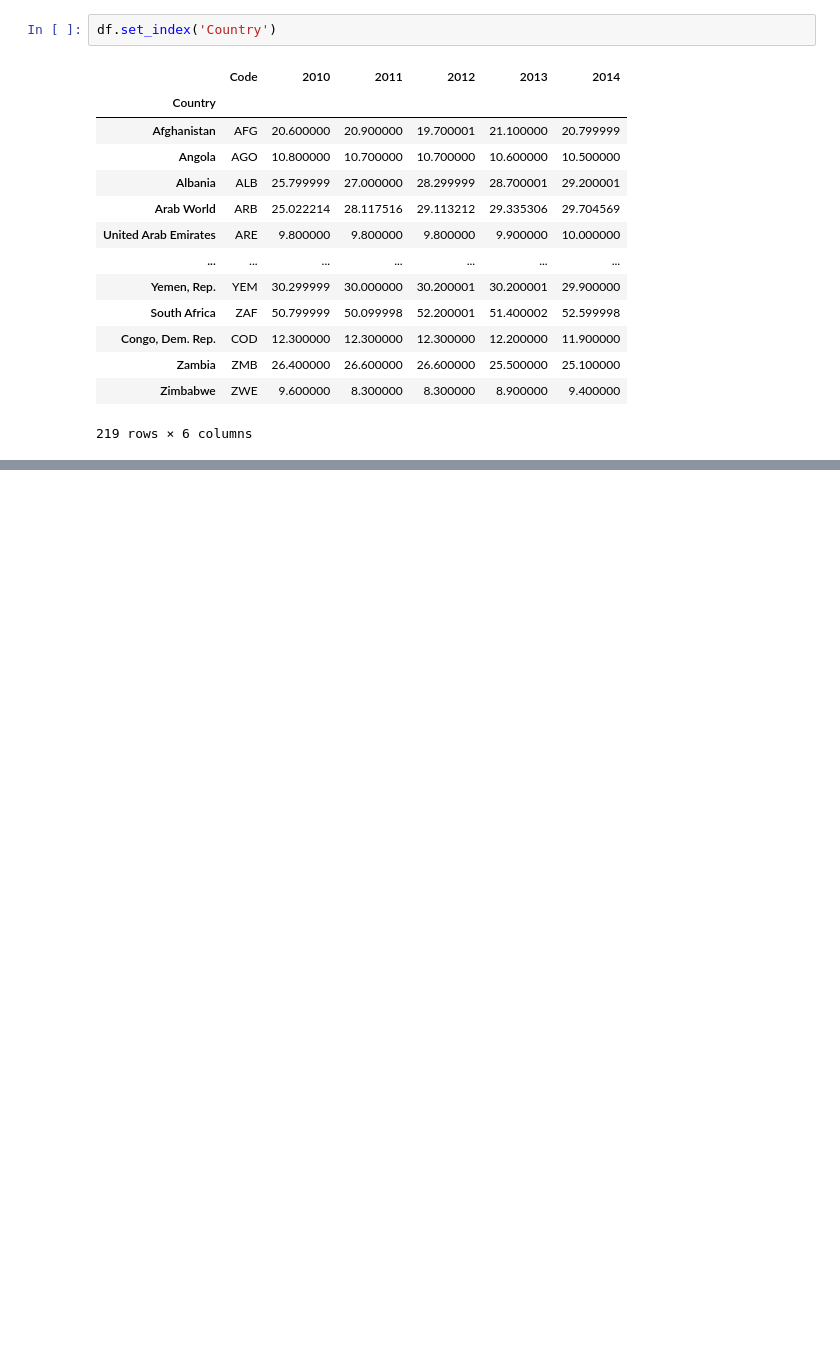
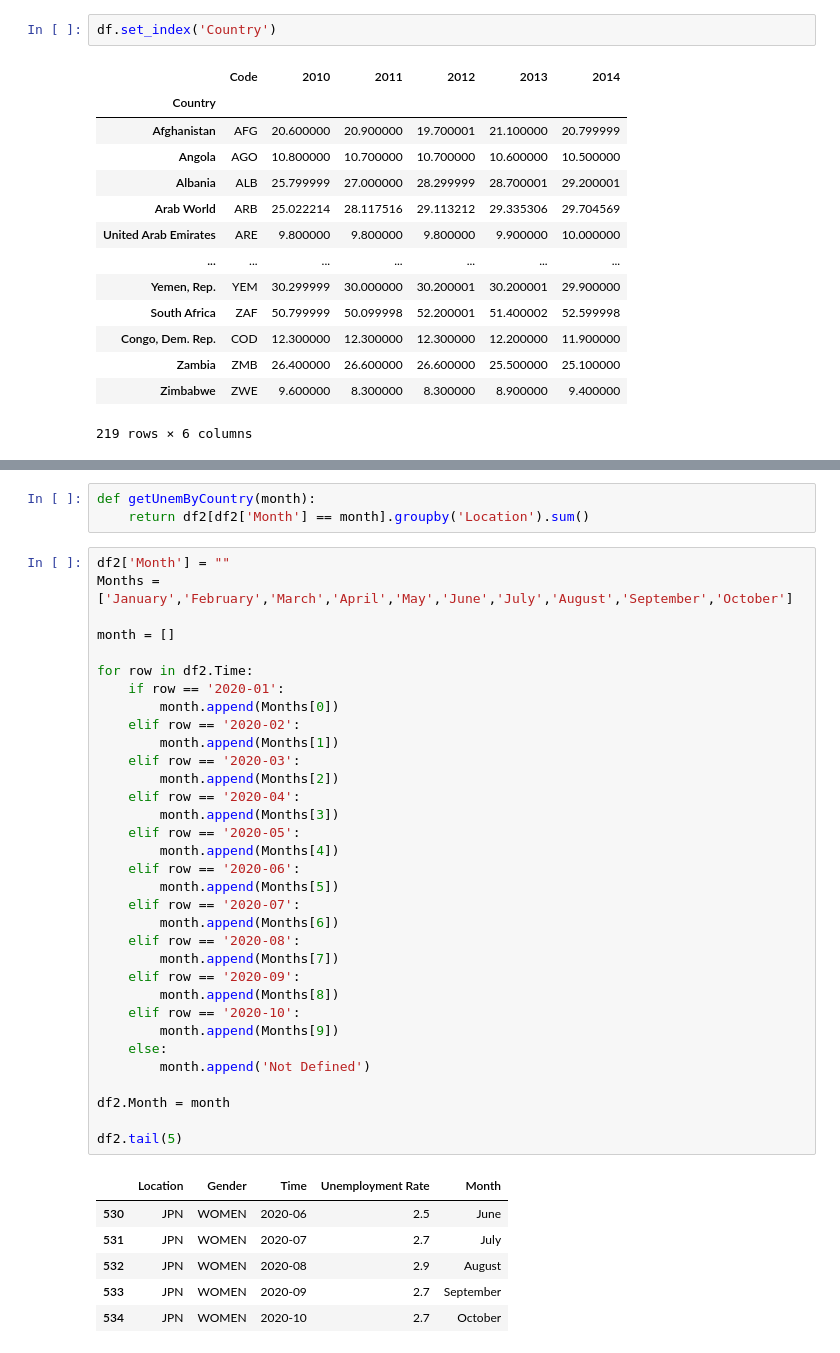
Before and after one commit to salman79057/world-unemployment-analysis-and-visualization, a Jupyter notebook: notebook.ipynb, the cells around one changed output, grey strips where cells are left out. Cells and saved outputs as stored; diff of their text form; blank space fills up the shorter version.

```diff
--- a/notebook.ipynb
+++ b/notebook.ipynb
@@ -64,0 +72,43 @@ df_apps.groupby('Type').count()['App'].plot(kind="bar")
+# %%
+def getUnemByCountry(month):
+    return df2[df2['Month'] == month].groupby('Location').sum()
+# %%
+df2['Month'] = ""
+Months = ['January','February','March','April','May','June','July','August','September','October']
+
+month = []
+
+for row in df2.Time:
+    if row == '2020-01':
+        month.append(Months[0])
+    elif row == '2020-02':
+        month.append(Months[1])
+    elif row == '2020-03':
+        month.append(Months[2])
+    elif row == '2020-04':
+        month.append(Months[3])
+    elif row == '2020-05':
+        month.append(Months[4])
+    elif row == '2020-06':
+        month.append(Months[5])
+    elif row == '2020-07':
+        month.append(Months[6])
+    elif row == '2020-08':
+        month.append(Months[7])
+    elif row == '2020-09':
+        month.append(Months[8])
+    elif row == '2020-10':
+        month.append(Months[9])
+    else:
+        month.append('Not Defined')
+
+df2.Month = month
+
+df2.tail(5)
+# %% [output]
+|  | Location | Gender | Time | Unemployment Rate | Month |
+| 530 | JPN | WOMEN | 2020-06 | 2.5 | June |
+| 531 | JPN | WOMEN | 2020-07 | 2.7 | July |
+| 532 | JPN | WOMEN | 2020-08 | 2.9 | August |
+| 533 | JPN | WOMEN | 2020-09 | 2.7 | September |
+| 534 | JPN | WOMEN | 2020-10 | 2.7 | October |
```
Also changed, not shown: parts of 10 cells of this notebook, 4 other files.
